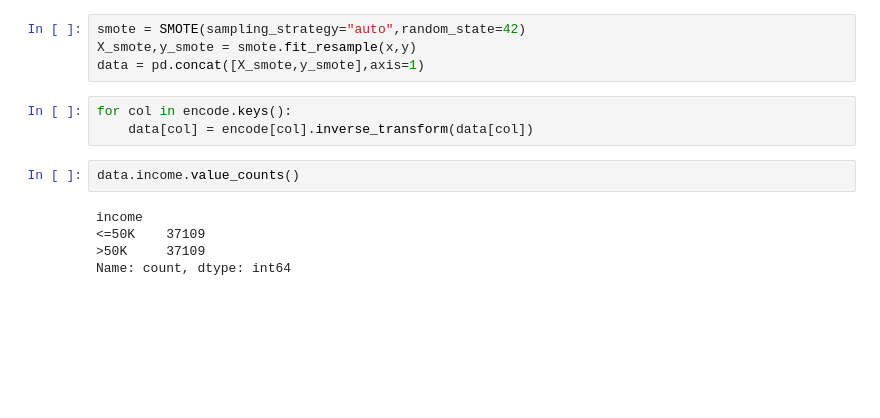
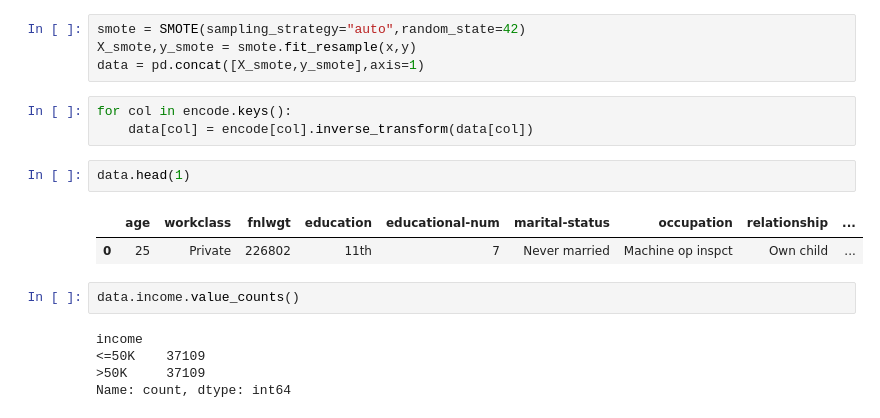
Before and after one commit to ahsanahmede7/Machine_Learning_Assigment, a Jupyter notebook: Adult.ipynb, the cells around one changed output. Cells and saved outputs as stored; diff of their text form; blank space fills up the shorter version.

```diff
--- a/Adult.ipynb
+++ b/Adult.ipynb
@@ -211,6 +198,11 @@ data = pd.concat([X_smote,y_smote],axis=1)
 # %%
 for col in encode.keys():
     data[col] = encode[col].inverse_transform(data[col])
+# %%
+data.head(1)
+# %% [output]
+|  | age | workclass | fnlwgt | education | educational-num | marital-status | occupation | relationship | ... |
+| 0 | 25 | Private | 226802 | 11th | 7 | Never married | Machine op inspct | Own child | ... |
 # %%
 data.income.value_counts()
 # %% [output]
```
Also changed, not shown: parts of 13 cells of this notebook, 5 other files.
